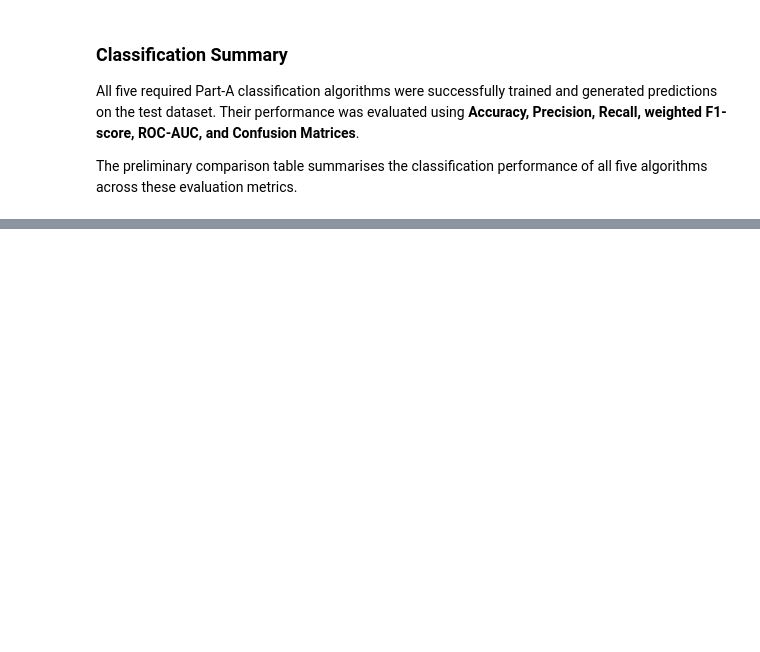
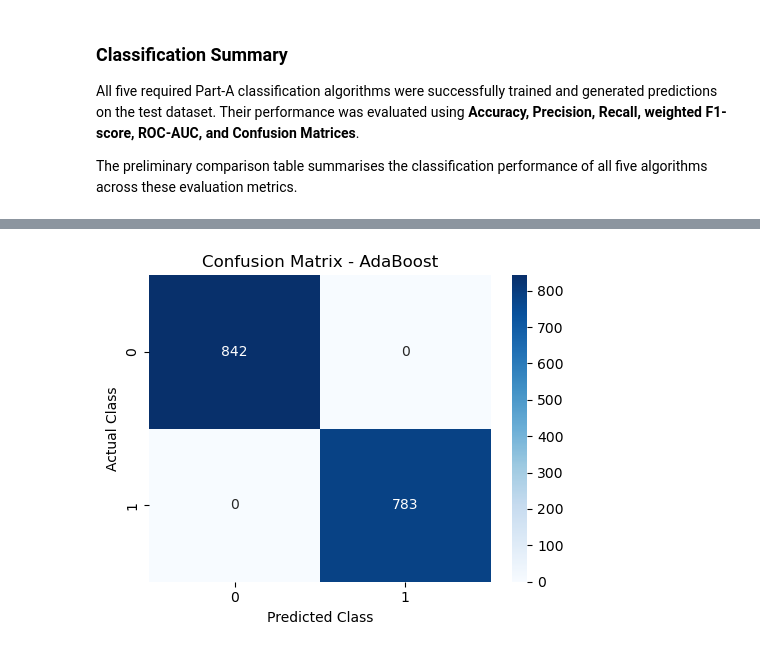
Before and after one commit to Dishitha0607/Machine-Learning-Project, a Jupyter notebook: ML_Classification.ipynb, the cells around one changed output, grey strips where cells are left out. Saved outputs shown, nothing was run; the diff lists cells and outputs as text; code cells hidden in the pictures; blank space fills up the shorter version.

```diff
--- a/ML_Classification.ipynb
+++ b/ML_Classification.ipynb
@@ -1078,0 +1366,19 @@ The preliminary comparison table summarises the classification performance of al
+# %%
+# This code trains the final AdaBoost model using the selected parameters.
+
+ada_model = AdaBoostClassifier(
+    n_estimators=int(best_ada['n_estimators']),
+    learning_rate=best_ada['learning_rate'],
+    random_state=42
+)
+
+ada_model.fit(
+    X_train_processed,
+    y_train
+)
+
+y_pred_ada = ada_model.predict(
+    X_test_processed
+)
+
+print("AdaBoost predictions generated successfully.")
@@ -1078,0 +1423,27 @@ The preliminary comparison table summarises the classification performance of al
+# %%
+# This code creates and displays the confusion matrix for AdaBoost.
+
+from sklearn.metrics import confusion_matrix
+
+cm_ada = confusion_matrix(
+    y_test,
+    y_pred_ada
+)
+
+plt.figure(figsize=(5, 4))
+
+sns.heatmap(
+    cm_ada,
+    annot=True,
+    fmt='d',
+    cmap='Blues'
+)
+
+plt.title("Confusion Matrix - AdaBoost")
+plt.xlabel("Predicted Class")
+plt.ylabel("Actual Class")
+
+plt.tight_layout()
+plt.show()
+# %% [output]
+[figure, added]
```
Also changed, not shown: parts of 51 cells of this notebook.
